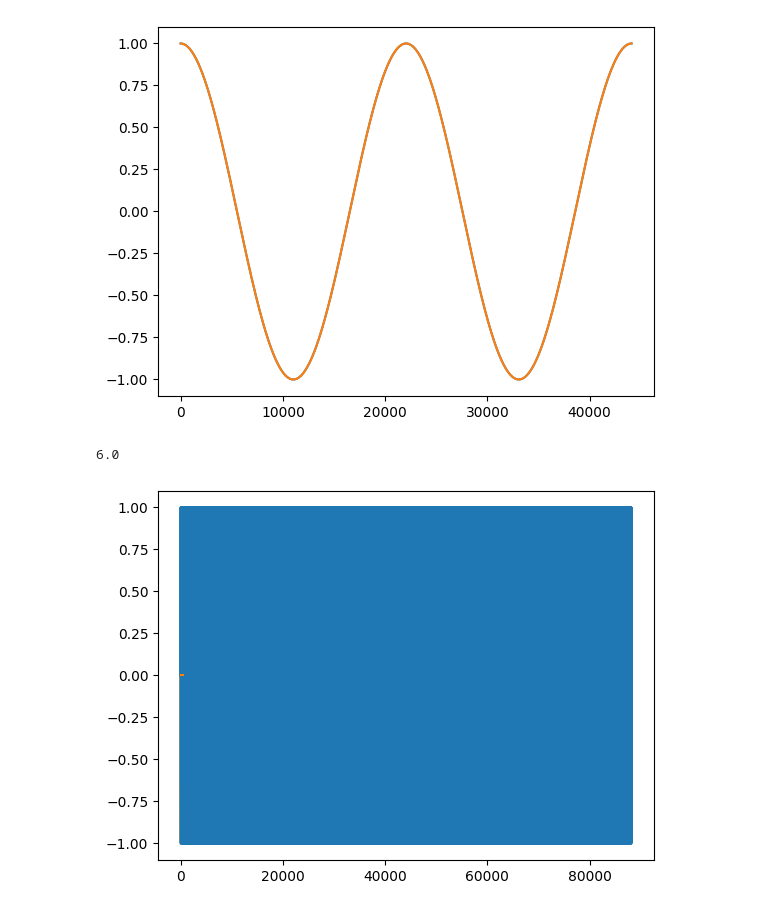
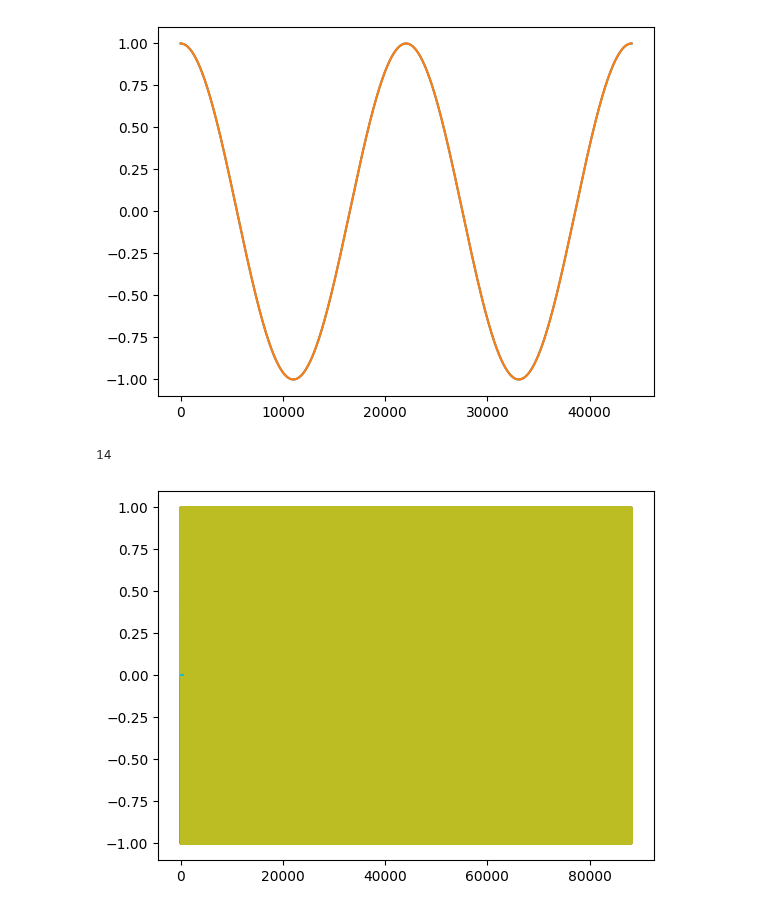
Before and after one commit to Adelpozo04/Informatica-Musical, a Jupyter notebook: Practica 1/p1.ipynb, the cells around one changed output. Cells and saved outputs as stored; diff of their text form; code cells hidden in the pictures.

```diff
--- a/Practica 1/p1.ipynb
+++ b/Practica 1/p1.ipynb
@@ -145,34 +145,34 @@ tablafrecs2 = frecs2 + ext2
 
 
 partitura = [("G", 0.5), ("G",0.5), ("A",1), ("G",1), ("c", 1), ("B", 2)]
-partitura2 = [("A", 1), ("L",1), ("B",2), ("L",1), ("A", 1), ("F", 1),("G", 1),("A", 2) ]
+partitura2 = [("A", 1), ("L",1), ("c",2), ("L",1), ("A", 1), ("G", 1),("A", 1),("L", 2), ("J", 2), ("A", 2) ]
 tiempo = 10
 
 def nota(nombre, dur=1, amp=1, phase = 0):
-    indx = teclas.index(nombre)
-    return osc(dur, tablafrecs[indx], amp, phase)
+    indx = teclas2.index(nombre)
+    return osc(dur, tablafrecs2[indx], amp, phase)
 
-def partituraLen(partitura):
+def partituraLen(parti):
     i = 0
     cont = 0
-    while i<len(partitura):
-        cont += partitura[i][1]
+    while i<len(parti):
+        cont += parti[i][1]
         i += 1
     return cont
 
-def happybirthday(partitura):
+def happybirthday(parti):
 
     #calcula la duracion de la partitura
-    dur = partituraLen(partitura)
+    dur = partituraLen(parti)
     print(dur)
 
     #saca un int y eso no le mola por eso se queja lmfao
-    song = np.empty(len(partitura)*SRATE)
+    song = np.empty(len(parti)*SRATE)
     i = 0
     # va rellenando segun los datos
-    while i<len(partitura):
+    while i<len(parti):
 
-        note = nota(partitura[i][0], partitura[i][1])
+        note = nota(parti[i][0], parti[i][1])
         song = np.append(song, note)
 
         # ligero silencio
@@ -182,11 +182,11 @@ def happybirthday(partitura):
         i += 1
     return song
 # %%
-data = happybirthday(partitura)
+data = happybirthday(partitura2)
 
 data * 0.5
 sd.play(data, SRATE)
 sd.wait()
 # %% [output]
-6.0
+14
-[figure, old version]
+[figure, new version]
```
